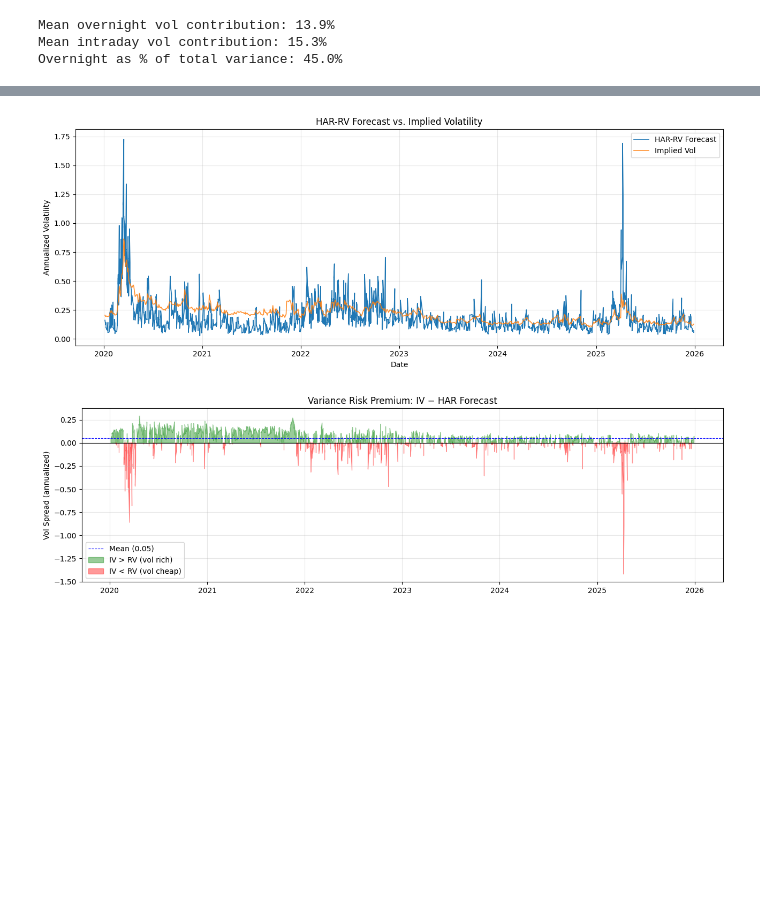
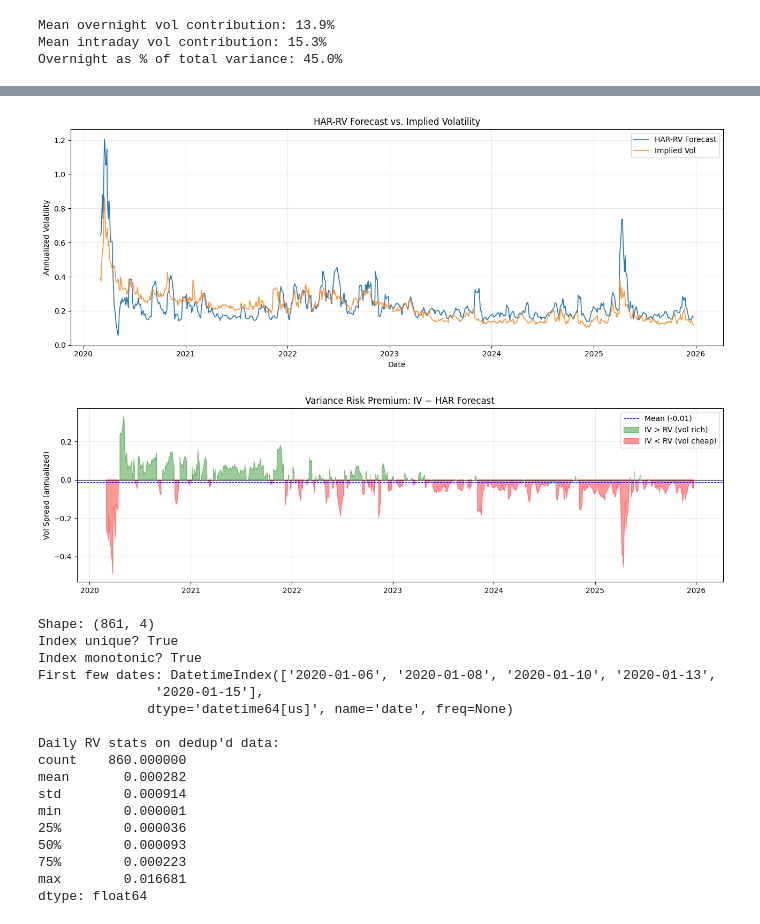
Before and after one commit to ElanPodo/volatility_surface_signals, a Jupyter notebook: notebooks/02_rv_vs_iv_analysis.ipynb, the cells around one changed output, grey strips where cells are left out. Saved outputs shown, nothing was run; the diff lists cells and outputs as text; code cells hidden in the pictures; blank space fills up the shorter version.

Commit message:
Change IV data source from dolthub to VIX and implement in notebook and streamlit

```diff
--- a/notebooks/02_rv_vs_iv_analysis.ipynb
+++ b/notebooks/02_rv_vs_iv_analysis.ipynb
@@ -212,7 +212,7 @@ IV value: date
 2021-11-12 2021-11-26   14   467.0  0.8983
 2021-11-12 2021-11-26   14   467.0  0.8983
 # %%
-from src.rv_estimators import recompute_row
+from src.rv_estimators import recompute_row, daily_rv
 
 bad_start = pd.Timestamp('2021-11-10')
 bad_end   = pd.Timestamp('2021-11-24')
@@ -234,32 +234,65 @@ har['HAR vol'] = np.sqrt(har['RV Forecast(t+1)'])
 
 plot_df = pd.DataFrame({'HAR Forecast Vol': har['HAR vol'], 'Implied Vol': iv_daily}).dropna()
 
 fig, ax = plt.subplots(figsize=(13, 5))
 ax.plot(plot_df.index, plot_df['HAR Forecast Vol'], label='HAR-RV Forecast', linewidth=1.2)
 ax.plot(plot_df.index, plot_df['Implied Vol'], label='Implied Vol', linewidth=1.2, alpha=0.85)
 ax.set_title('HAR-RV Forecast vs. Implied Volatility')
 ax.set_ylabel('Annualized Volatility')
 ax.set_xlabel('Date')
 ax.legend()
 ax.grid(alpha=0.3)
 plt.tight_layout()
 plt.show()
 
 plot_df['IV_minus_RV'] = plot_df['Implied Vol'] - plot_df['HAR Forecast Vol']
 
 fig, ax = plt.subplots(figsize=(13, 4))
 ax.axhline(0, color='black', linewidth=0.8)
 ax.axhline(plot_df['IV_minus_RV'].mean(), color="blue", linewidth=0.8, linestyle="--", label=f"Mean ({plot_df['IV_minus_RV'].mean():.2f})")
 ax.fill_between(plot_df.index, plot_df['IV_minus_RV'], 0,
                 where=plot_df['IV_minus_RV'] > 0, alpha=0.4, color='green',  label='IV > RV (vol rich)')
 ax.fill_between(plot_df.index, plot_df['IV_minus_RV'], 0,
                 where=plot_df['IV_minus_RV'] < 0, alpha=0.4, color='red', label='IV < RV (vol cheap)')
 ax.set_title('Variance Risk Premium: IV − HAR Forecast')
 ax.set_ylabel('Vol Spread (annualized)')
 ax.legend()
 ax.grid(alpha=0.3)
 plt.tight_layout()
 plt.show()
+
+# Reproduce what har_rv sees internally
+sp_daily = merged.groupby(merged.index).agg({
+    'High': 'first', 'Low': 'first', 'Open': 'first', 'Close': 'first'
+})
+
+# Check it's actually one row per date and properly sorted
+print("Shape:", sp_daily.shape)
+print("Index unique?", sp_daily.index.is_unique)
+print("Index monotonic?", sp_daily.index.is_monotonic_increasing)
+print("First few dates:", sp_daily.index[:5])
+
+# Compute daily_rv on this clean series and look at the worst values
+rv = daily_rv(sp_daily['High'], sp_daily['Low'], sp_daily['Open'], sp_daily['Close'])
+print("\nDaily RV stats on dedup'd data:")
+print(rv.describe())
 # %% [output]
-[figure, old version]
+[figure, new version]
-[figure, old version]
+[figure, new version]
+Shape: (861, 4)
+Index unique? True
+Index monotonic? True
+First few dates: DatetimeIndex(['2020-01-06', '2020-01-08', '2020-01-10', '2020-01-13',
+               '2020-01-15'],
+              dtype='datetime64[us]', name='date', freq=None)
+
+Daily RV stats on dedup'd data:
+count    860.000000
+mean       0.000282
+std        0.000914
+min        0.000001
+25%        0.000036
+50%        0.000093
+75%        0.000223
+max        0.016681
+dtype: float64
```
Also changed, not shown: parts of 3 cells of this notebook, 2 other files.
